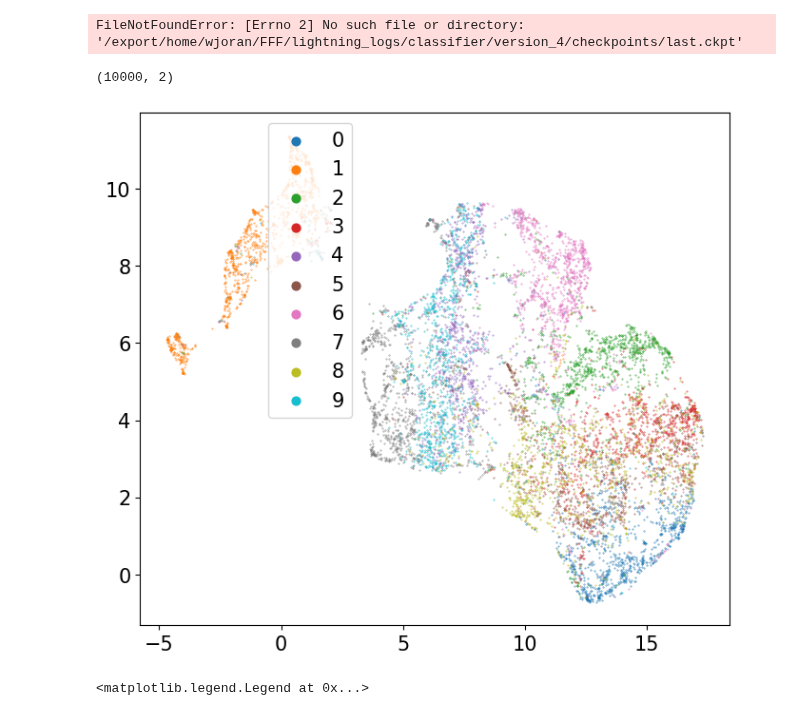
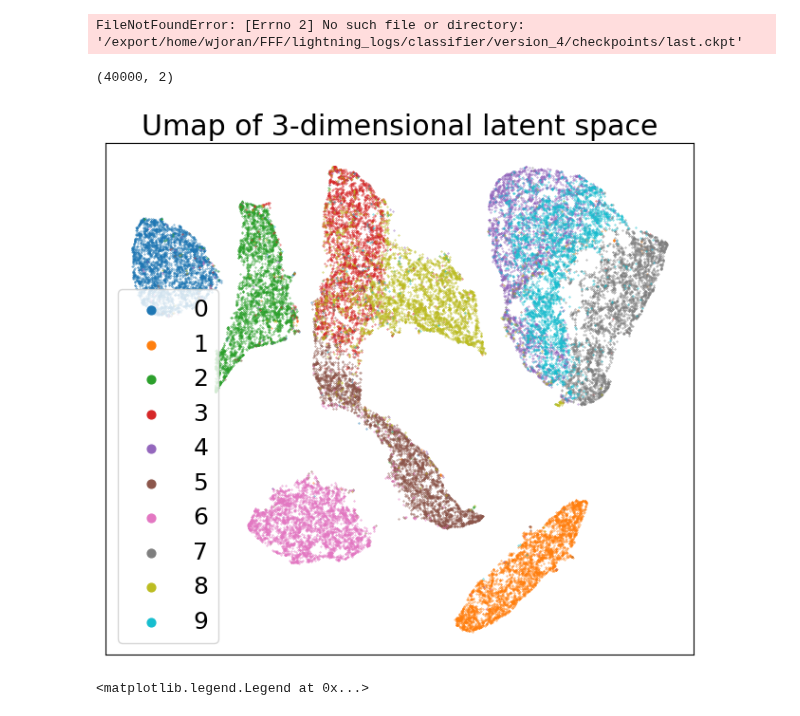
Before and after one commit to jovako/FFF_fiberlearning, a Jupyter notebook: notebooks/FIF PythAE benchmark/16MNIST.ipynb, the cells around one changed output. Cells and saved outputs as stored; diff of their text form; code cells hidden in the pictures.

Commit message:
plots

```diff
--- a/notebooks/FIF PythAE benchmark/16MNIST.ipynb
+++ b/notebooks/FIF PythAE benchmark/16MNIST.ipynb
@@ -15,10 +24,9 @@ import gc         # garbage collect library
 # %%
 classifier = False
 # %%
-if classifier:
-    df = pd.read_pickle("data/Mnist_Class_data")
-else:
-    df = pd.read_pickle("data/16Mnist_AE")
+df_class = pd.read_pickle("data/EMnist_Class")
+
+df = pd.read_pickle("data/16EMnist_F3F")
 # read targets and conditions from dataframe
 train_data, train_targets = (
     torch.from_numpy(df["train_x"]),
@@ -27,13 +35,19 @@ train_data, train_targets = (
 
 center = torch.mean(train_targets)
 std = torch.std(train_targets)
+
+train_l, test_l = (
+    torch.from_numpy(df_class["train_l"]),
+    torch.from_numpy(df_class["test_l"]),
+)
+test_l = torch.argmax(test_l, dim=1)
 # %%
 if classifier:
     GT = fff.FreeFormInjectiveFlow.load_from_checkpoint(
         "lightning_logs/classifier/version_4/checkpoints/last.ckpt"
     )
 else:
-    GT_src = "lightning_logs/GT_F5F/version_1"
+    GT_src = "GTs/16EMnist_F5F"
     GT = fff.FreeFormInjectiveFlow.load_from_checkpoint(
     #"GTs/16Mnist_F3F/checkpoints/best.ckpt"
     #"GTs/16Mnist_F5F_4/checkpoints/last.ckpt"
@@ -717,29 +732,29 @@ Classifier = fff.FreeFormInjectiveFlow.load_from_checkpoint(
 # %% [output]
 FileNotFoundError: [Errno 2] No such file or directory: '/export/home/wjoran/FFF/lightning_logs/classifier/version_4/checkpoints/last.ckpt'
 # %%
-z = (torch.from_numpy(df["val_y"]) - center) / std
-val_data = Classifier.val_data[:]
-conditioned = Classifier.apply_conditions(val_data)
-t = conditioned.condition
-y = np.argmax(t,axis=1)
+z = (torch.from_numpy(df["test_y"]) - center) / std
+y = test_l
 reducer = umap.UMAP()
 embedding = reducer.fit_transform(z)
 print(embedding.shape)
 # %% [output]
-(10000, 2)
+(40000, 2)
 # %%
 plt.figure(figsize=[8,7])
 for i in range(10):
     emb = embedding[y==i]
     plt.scatter(
         emb[:, 0],
         emb[:, 1],
         s=0.1, label=i
     )
-plt.legend(markerscale=20.,loc='upper left',bbox_to_anchor=(0.2, 1.))
-plt.savefig(f"plots/GTs/AE5/umap_latent.png")
+plt.tick_params(axis='x', which='both', bottom=False, top=False, labelbottom=False)
+plt.tick_params(axis='y', which='both', left=False, right=False, labelleft=False)
+plt.legend(markerscale=20.,loc='upper right')
+plt.title("Umap of 3-dimensional latent space")
+plt.savefig(f"plots/emnist/GTs/F3F/umap_latent.png")
 # %% [output]
-[figure, old version]
+[figure, new version]
 # %%
 plt.figure(figsize=[8,7])
 for i in range(10):
```
Also changed, not shown: parts of 3 cells of this notebook, 2 other files.
